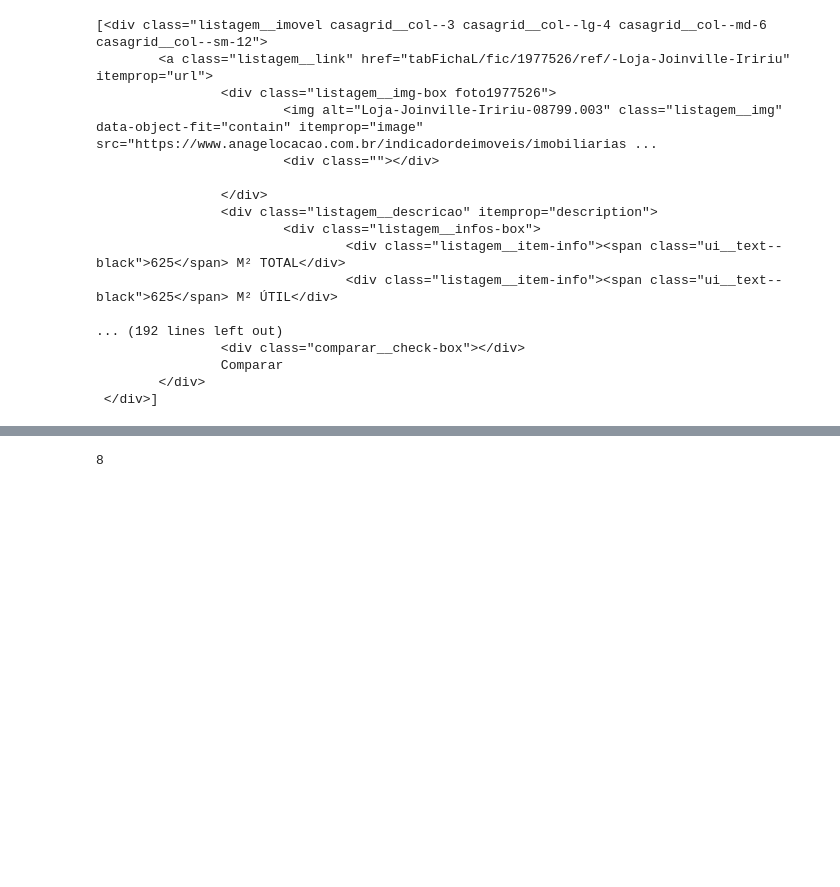
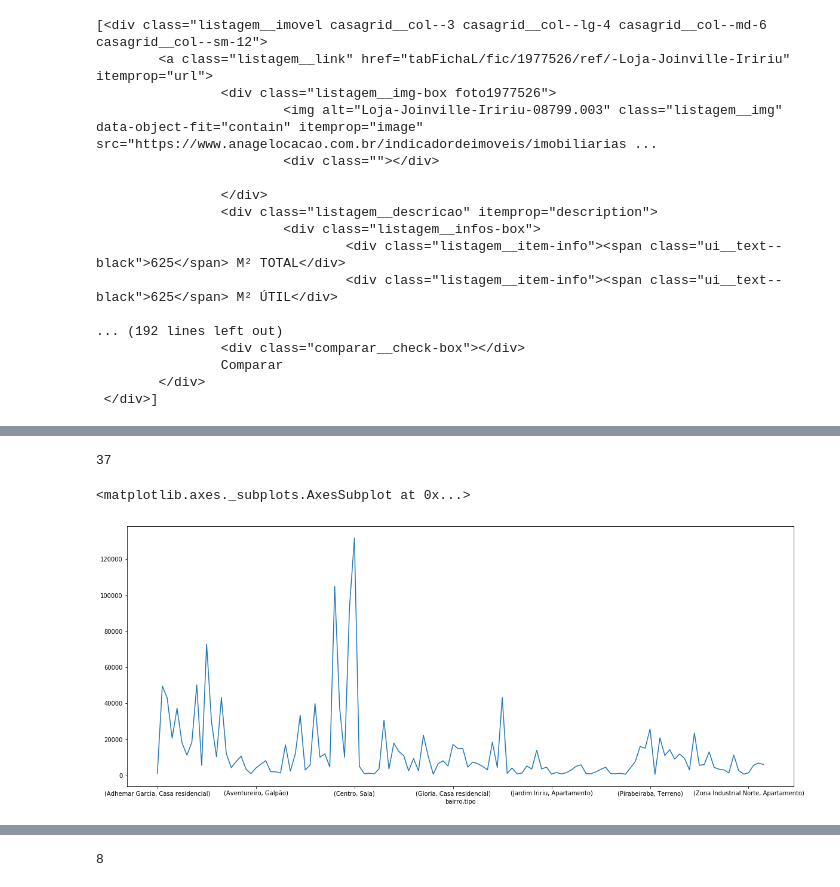
Before and after one commit to wilsonazer/house_prices, a Jupyter notebook: Anage.ipynb, the cells around one changed output, grey strips where cells are left out. Saved outputs shown, nothing was run; the diff lists cells and outputs as text; code cells hidden in the pictures; blank space fills up the shorter version.

```diff
--- a/Anage.ipynb
+++ b/Anage.ipynb
@@ -106,0 +128,19 @@ j=d.createElement(s),dl=l!='dataLayer'?'&l='+l:'';j.async=true;j.src=
+# %%
+Base_url = "https://www.anagelocacao.com.br/Quero-alugar/imoveis/currentpage/"
+pages = 0
+total_pages = 86
+
+all_houses = []
+
+for pages in range( total_pages ):
+    URL = 'https://www.anagelocacao.com.br/Quero-alugar/imoveis/currentpage/' + str(pages)
+    r = requests.get( URL )
+    soup = BeautifulSoup( r.content, 'html5lib')
+    list_houses = soup.select('div[class*=listagem__imovel]')
+
+    parse_data(list_houses)
+
+    pages +=1
+# %%
+df = pd.DataFrame(all_houses, columns=['bairro','desc','tipo','imagem','area total','area util','valor'])
+df.head(8)
@@ -106,0 +174,4 @@ j=d.createElement(s),dl=l!='dataLayer'?'&l='+l:'';j.async=true;j.src=
+# %%
+df['valor'] = df['valor'].str.replace('.', '')
+df['valor'] = df['valor'].str.replace(',00', '')
+df['valor'] = df['valor'].apply( lambda x : float(x))
@@ -106,0 +197,10 @@ j=d.createElement(s),dl=l!='dataLayer'?'&l='+l:'';j.async=true;j.src=
+# %%
+df['bairro'].nunique()
+# %% [output]
+37
+# %%
+plt.figure(figsize=(20,8))
+df.groupby(['bairro','tipo'])['valor'].sum().plot()
+# %% [output]
+<matplotlib.axes._subplots.AxesSubplot at 0x...>
+[figure, added]
```
Also changed, not shown: parts of 27 cells of this notebook, 1 other file.
